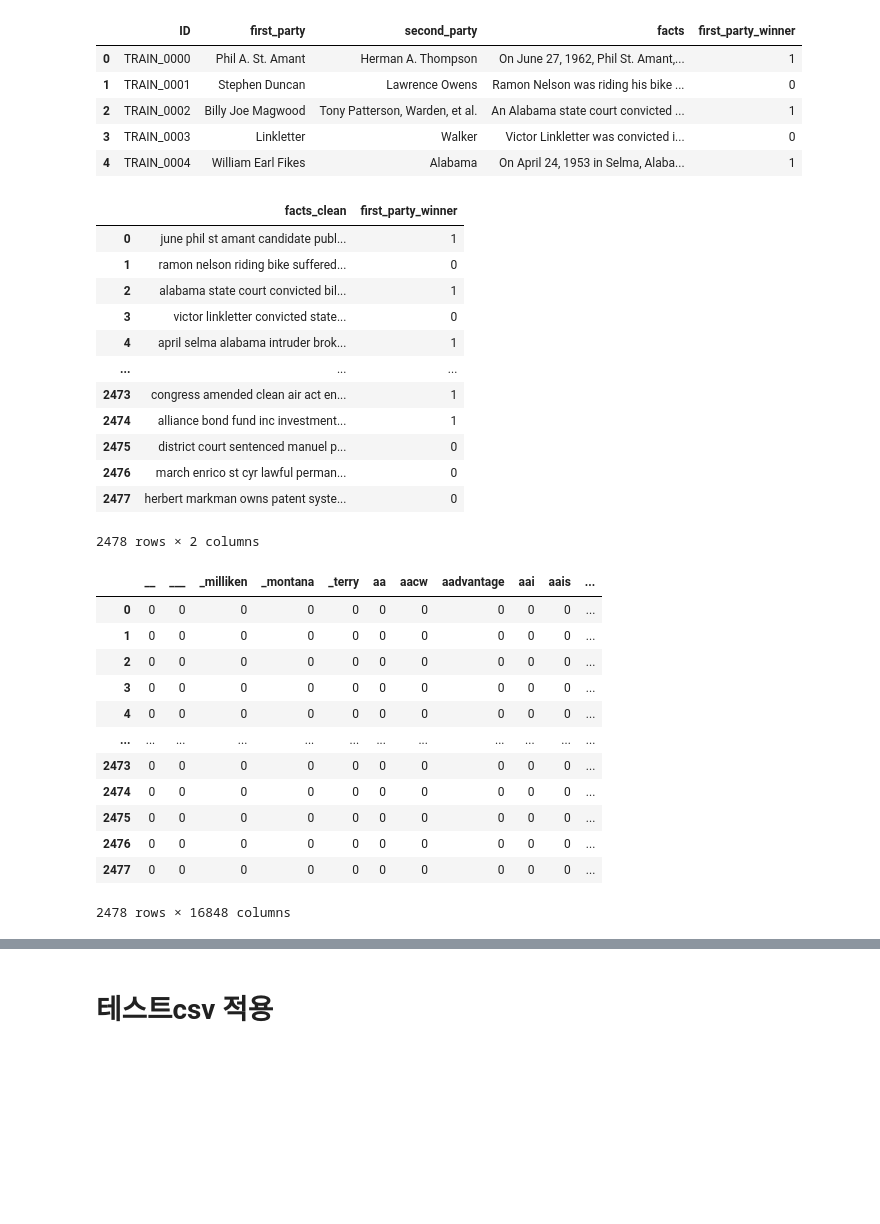
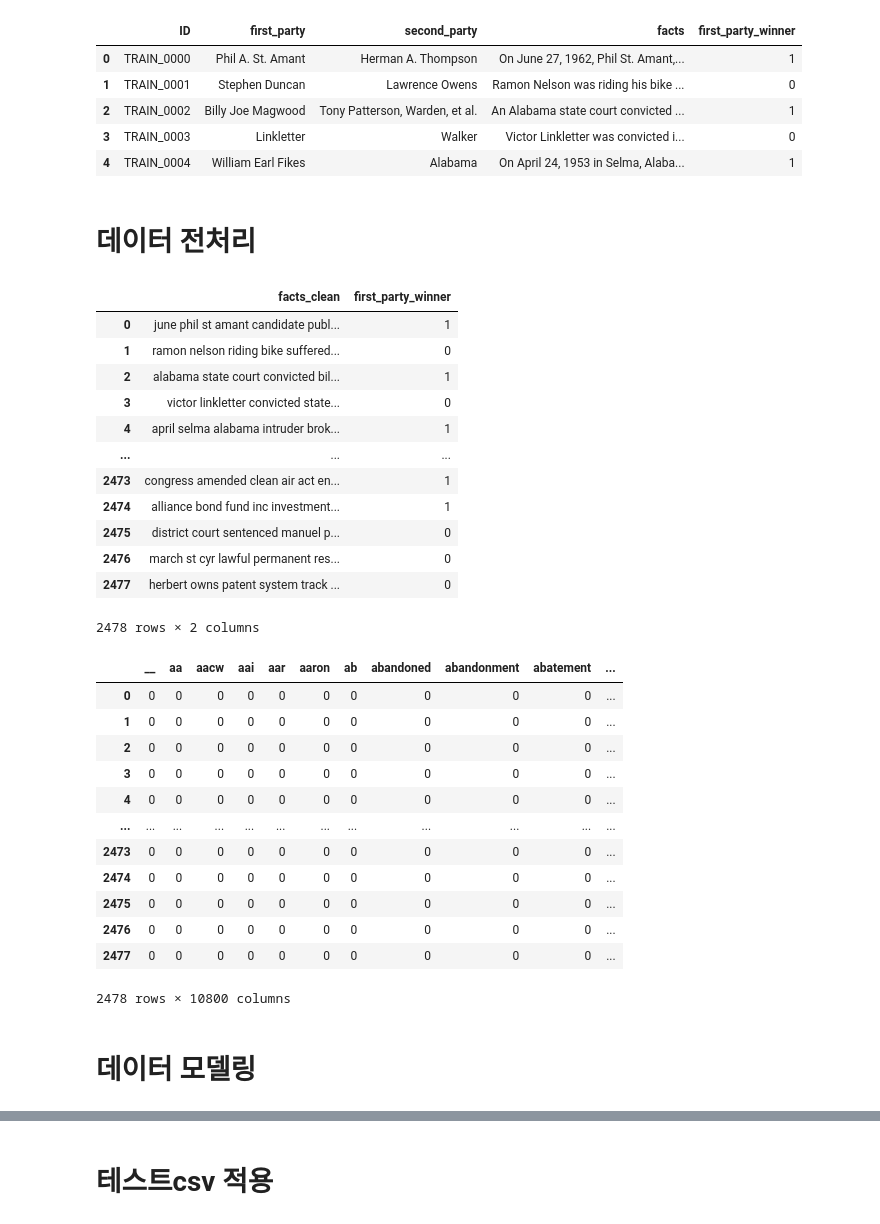
Before and after one commit to dlsco123/mtvsDacon, a Jupyter notebook: [mtvs]suho3.ipynb, the cells around one changed output, grey strips where cells are left out. Drawn from its saved outputs; the diff is of its cells as text; code cells hidden in the pictures; blank space fills up the shorter version.

```diff
--- a/[mtvs]suho3.ipynb
+++ b/[mtvs]suho3.ipynb
@@ -40,6 +48,8 @@ train.head()
 | 2 | TRAIN_0002 | Billy Joe Magwood | Tony Patterson, Warden, et al. | An Alabama state court convicted ... | 1 |
 | 3 | TRAIN_0003 | Linkletter | Walker | Victor Linkletter was convicted i... | 0 |
 | 4 | TRAIN_0004 | William Earl Fikes | Alabama | On April 24, 1953 in Selma, Alaba... | 1 |
+# %% [markdown]
+# 데이터 전처리
 # %%
 df = train[['facts', 'first_party_winner']]
 df_target = df[['first_party_winner']]
@@ -57,7 +67,7 @@ lst_stopwords = nltk.corpus.stopwords.words("english")
 # %%
 # 문장 깨끗하게 만드는 함수
 
-def utils_preprocess_text(text, flg_stemm=False, flg_lemm=True, lst_stopwords=None):
+def utils_preprocess_text(text, flg_stemm=True, flg_lemm=True, lst_stopwords=None):
     ## clean (convert to lowercase and remove punctuations and characters and then strip)
     import re
     text = re.sub(r'[^\w\s]', '', str(text).lower().strip())
@@ -78,30 +88,38 @@ def utils_preprocess_text(text, flg_stemm=False, flg_lemm=True, lst_stopwords=No
         lem = nltk.stem.wordnet.WordNetLemmatizer()
         lst_text = [lem.lemmatize(word) for word in lst_text]
 
-    ## back to string from list # 역토큰화, TF-IDF를 사용하기 위해서
+    ## back to string from list # 역토큰화, 벡터화 하기 위해서
     text = " ".join(lst_text)
     return text
 # %%
 # 문장 깨끗하게 만드는 함수 사용
 df_nlp1["facts_clean"] = df_nlp1["facts"].apply(lambda x: utils_preprocess_text(x, flg_stemm=False, flg_lemm=True, lst_stopwords=lst_stopwords))
+corpus_stopwords = df_nlp1["facts_clean"]
+lst_tokens_stopwords = nltk.tokenize.word_tokenize(corpus_stopwords.str.cat(sep=" "))
+stop_words=[]
+for word, freq in nltk.FreqDist(lst_tokens_stopwords).most_common():
+    if freq == 1:
+        #print(word)
+        stop_words.append(word)
 
+df_nlp1["facts_clean"] = df_nlp1["facts_clean"] .apply(lambda x: utils_preprocess_text(x, flg_stemm=False, flg_lemm=False, lst_stopwords=stop_words))
 # y값 포함해서 하나의 프레임으로 만들기
 df_nlp2 = pd.concat([df_nlp1,df_target['first_party_winner']],axis=1, join='inner')
 df_nlp2 = df_nlp2.drop(columns='facts')
 df_nlp2
 # %% [output]
 |  | facts_clean | first_party_winner |
 | 0 | june phil st amant candidate publ... | 1 |
 | 1 | ramon nelson riding bike suffered... | 0 |
 | 2 | alabama state court convicted bil... | 1 |
 | 3 | victor linkletter convicted state... | 0 |
 | 4 | april selma alabama intruder brok... | 1 |
 | ... | ... | ... |
 | 2473 | congress amended clean air act en... | 1 |
 | 2474 | alliance bond fund inc investment... | 1 |
 | 2475 | district court sentenced manuel p... | 0 |
-| 2476 | march enrico st cyr lawful perman... | 0 |
-| 2477 | herbert markman owns patent syste... | 0 |
+| 2476 | march st cyr lawful permanent res... | 0 |
+| 2477 | herbert owns patent system track ... | 0 |
 2478 rows × 2 columns
 # %%
 #TFIDF 적용, 문서들의 유사도를 구하는 작업
@@ -121,7 +139,7 @@ data_final = pd.DataFrame(data=count_array,columns = vectorizeCV.get_feature_nam
 data_final = pd.concat([data_final,df_nlp2["first_party_winner"]],axis=1,join='inner')
 data_final
 # %% [output]
-|  | __ | ___ | _milliken | _montana | _terry | aa | aacw | aadvantage | aai | aais | ... |
+|  | __ | aa | aacw | aai | aar | aaron | ab | abandoned | abandonment | abatement | ... |
 | 0 | 0 | 0 | 0 | 0 | 0 | 0 | 0 | 0 | 0 | 0 | ... |
 | 1 | 0 | 0 | 0 | 0 | 0 | 0 | 0 | 0 | 0 | 0 | ... |
 | 2 | 0 | 0 | 0 | 0 | 0 | 0 | 0 | 0 | 0 | 0 | ... |
@@ -133,7 +151,9 @@ data_final
 | 2475 | 0 | 0 | 0 | 0 | 0 | 0 | 0 | 0 | 0 | 0 | ... |
 | 2476 | 0 | 0 | 0 | 0 | 0 | 0 | 0 | 0 | 0 | 0 | ... |
 | 2477 | 0 | 0 | 0 | 0 | 0 | 0 | 0 | 0 | 0 | 0 | ... |
-2478 rows × 16848 columns
+2478 rows × 10800 columns
+# %% [markdown]
+# 데이터 모델링
 # %%
 X_train, X_test, y_train, y_test = train_test_split(data_final.drop(columns=['first_party_winner']), data_final['first_party_winner'], test_size=0.3,random_state=0)
 # %%
```
Also changed, not shown: parts of 8 cells of this notebook, 2 other files.
